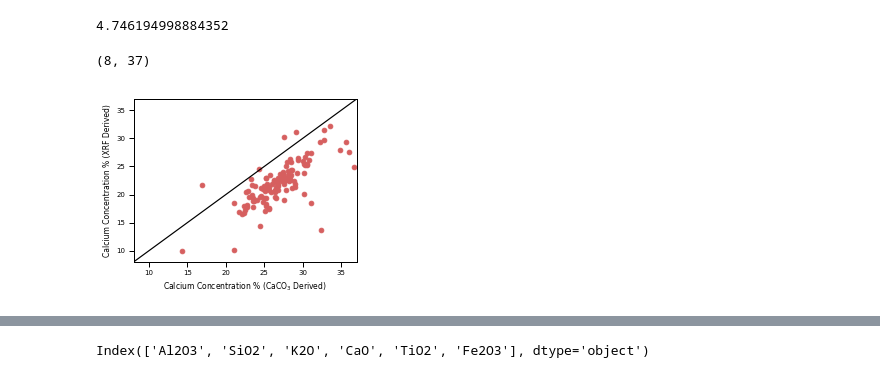
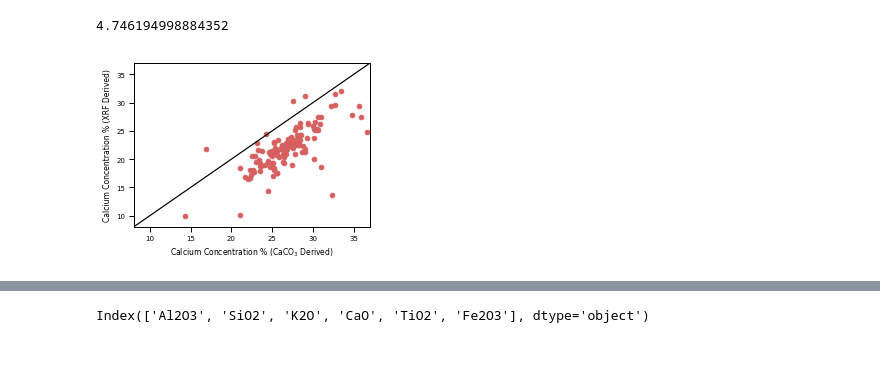
Before and after one commit to danielbabin/U1474_XRF_Data_Report, a Jupyter notebook: Notebooks/xrf_calibration.ipynb, the cells around one changed output, grey strips where cells are left out. Drawn from its saved outputs; the diff is of its cells as text; code cells hidden in the pictures.

```diff
--- a/Notebooks/xrf_calibration.ipynb
+++ b/Notebooks/xrf_calibration.ipynb
@@ -705,17 +712,18 @@ CaCO3['Terrigenous_Ca']=CaCO3['xrf_Ca']-CaCO3['coul_Ca']
 # %%
 fig,ax=plt.subplots(figsize=(4,3))
 ax.scatter(CaCO3['xrf_Ca'].loc[:248],CaCO3['coul_Ca'].loc[:248],color=colors[3])
 # s=stats.linregress(CaCO3['xrf_Ca'].loc[:248],CaCO3['coul_Ca'].loc[:248])
 # x=CaCO3['xrf_Ca'].loc[:248]
 # ax.plot(x,s.slope*x+s.intercept,color=colors[3])
 ax.plot([0,40],[0,40],color='k')
 ax.set_ylabel('Calcium Concentration % (XRF Derived)')
 ax.set_xlabel('Calcium Concentration % (CaCO$_3$ Derived)')
 ax.set_ylim(8,37)
 ax.set_xlim(8,37)
+plt.tight_layout()
+fig.savefig(figure_path+'Ca_vs_Ca.png',dpi=500)
 # %% [output]
-(8, 37)
-[figure, old version]
+[figure, new version]
 # %%
 fig,axes=plt.subplots(nrows=6,figsize=(7,10))
 sns.set_context('paper',font_scale=.8)
```
Also changed, not shown: parts of 7 cells of this notebook, 9 other files.
